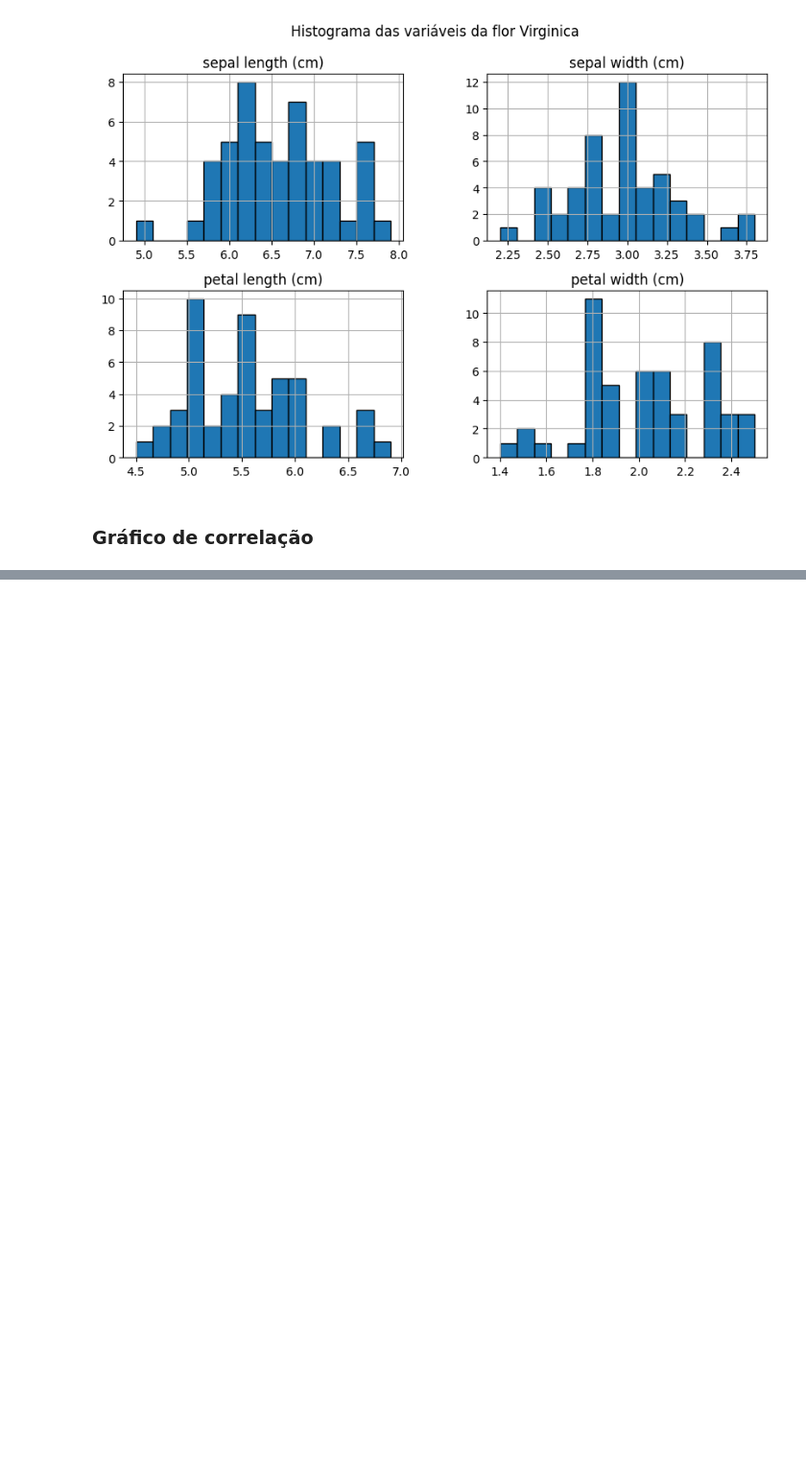
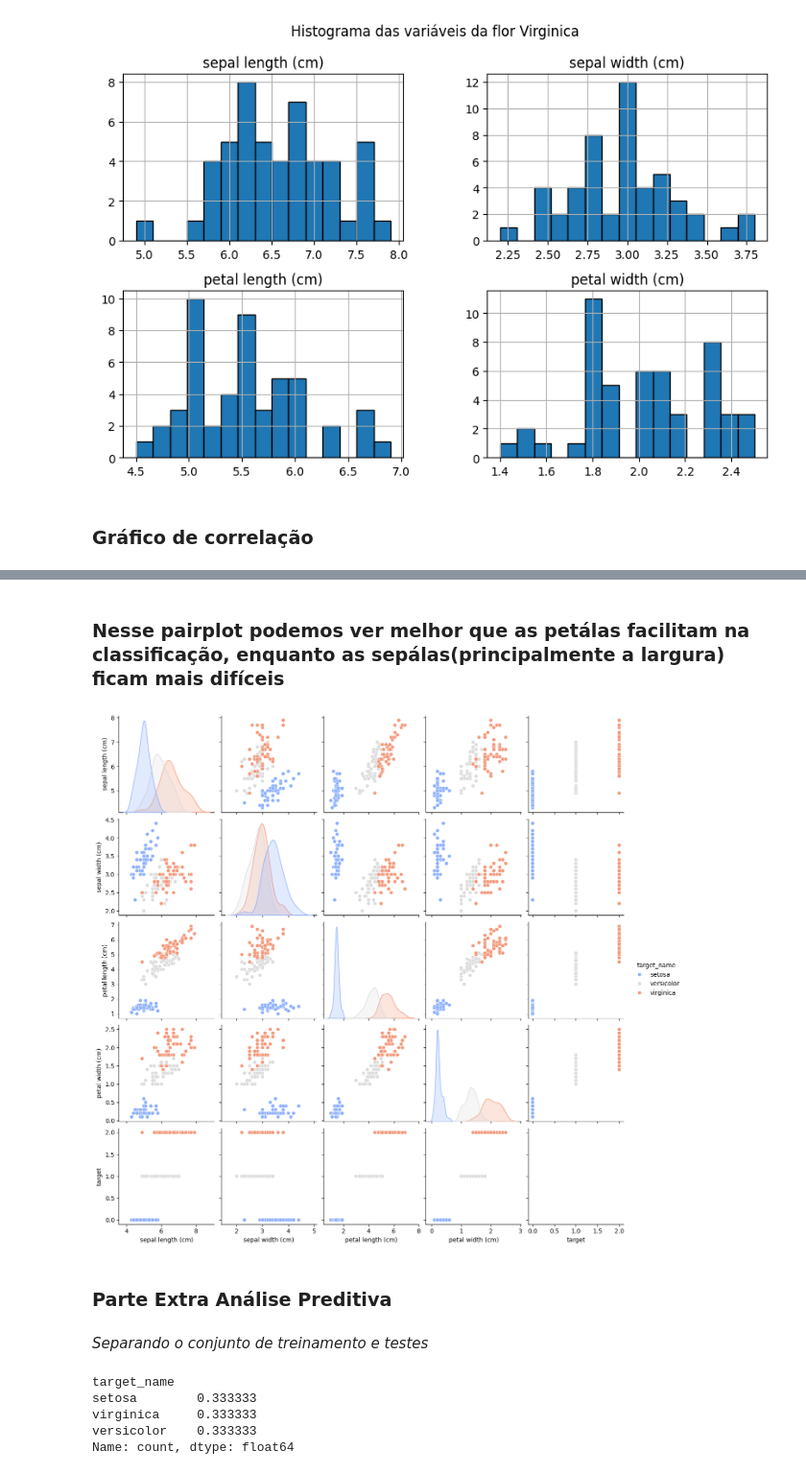
Before and after one commit to motamarcelo/jupyter_notebooks, a Jupyter notebook: IrisDataSetAnalysis.ipynb, the cells around one changed output, grey strips where cells are left out. Shown at 96% size. Cells and saved outputs as stored; diff of their text form; code cells hidden in the pictures; blank space fills up the shorter version.

```diff
--- a/IrisDataSetAnalysis.ipynb
+++ b/IrisDataSetAnalysis.ipynb
@@ -230,0 +255,14 @@ print(2+2)
+# %% [markdown]
+### Nesse pairplot podemos ver melhor que as petálas facilitam na classificação, enquanto as sepálas(principalmente a largura) ficam mais difíceis
+# %%
+### Exportando o pairplot
+
+sns.pairplot(iris_df, hue="target_name", diag_kind="kde", palette="coolwarm")
+
+plt.savefig("pairplot.png", dpi=300, bbox_inches='tight')
+# %% [output]
+[figure, added]
+# %% [markdown]
+### Parte Extra Análise Preditiva
+# %% [markdown]
+_Separando o conjunto de treinamento e testes_
@@ -230,0 +281,9 @@ print(2+2)
+# %%
+## Verificando se a divisão foi feita de forma balanceada
+train_set["target_name"].value_counts() / len(train_set)
+# %% [output]
+target_name
+setosa        0.333333
+virginica     0.333333
+versicolor    0.333333
+Name: count, dtype: float64
```
Also changed, not shown: parts of 31 cells of this notebook, 1 other file.
